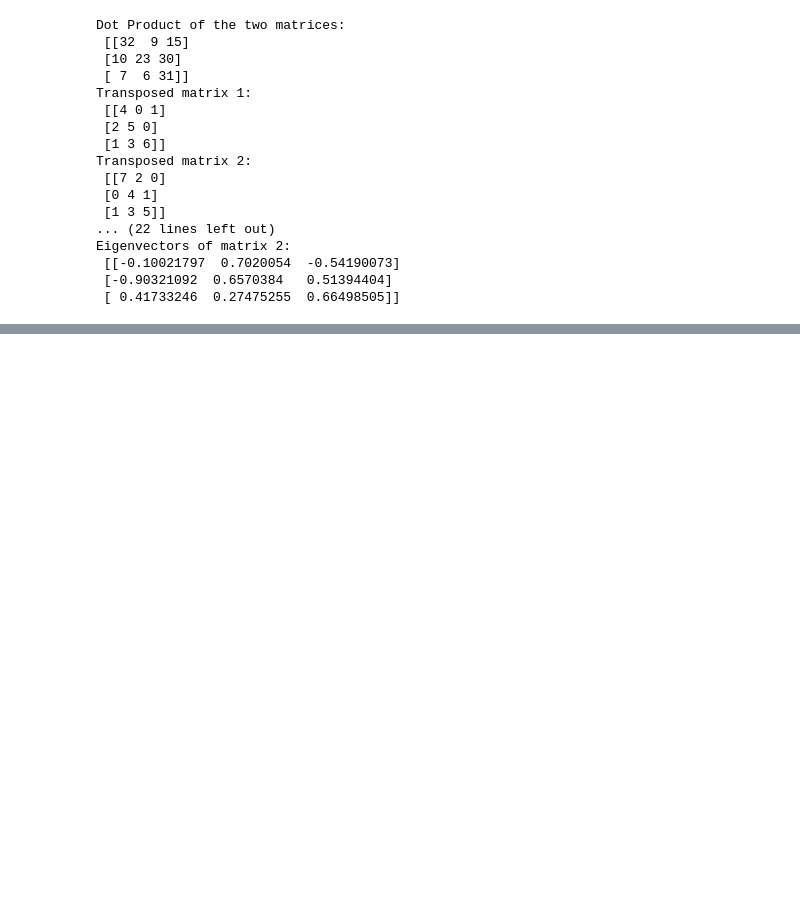
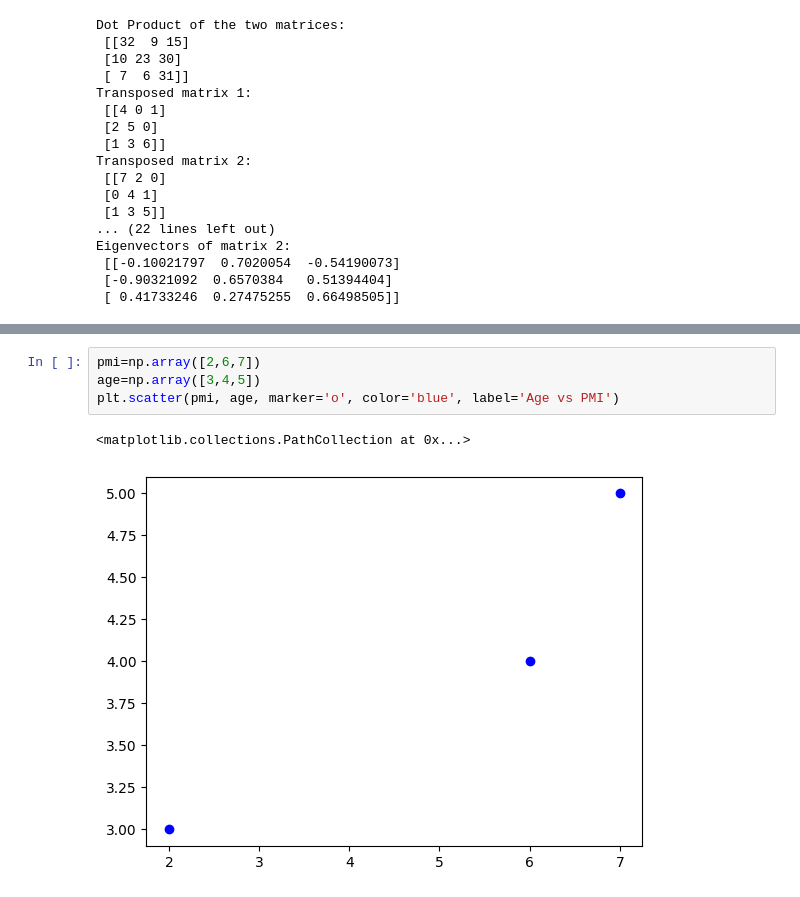
Before and after one commit to basilpoul/S3-DSLAB, a Jupyter notebook: excercise2.ipynb, the cells around one changed output, grey strips where cells are left out. Saved outputs shown, nothing was run; the diff lists cells and outputs as text; blank space fills up the shorter version.

Commit message:
Added matplotlib introduction

```diff
--- a/excercise2.ipynb
+++ b/excercise2.ipynb
@@ -66,0 +110,7 @@ Eigenvectors of matrix 2:
+# %%
+pmi=np.array([2,6,7])
+age=np.array([3,4,5])
+plt.scatter(pmi, age, marker='o', color='blue', label='Age vs PMI')
+# %% [output]
+<matplotlib.collections.PathCollection at 0x...>
+[figure, added]
```
Also changed, not shown: parts of 4 cells of this notebook.
